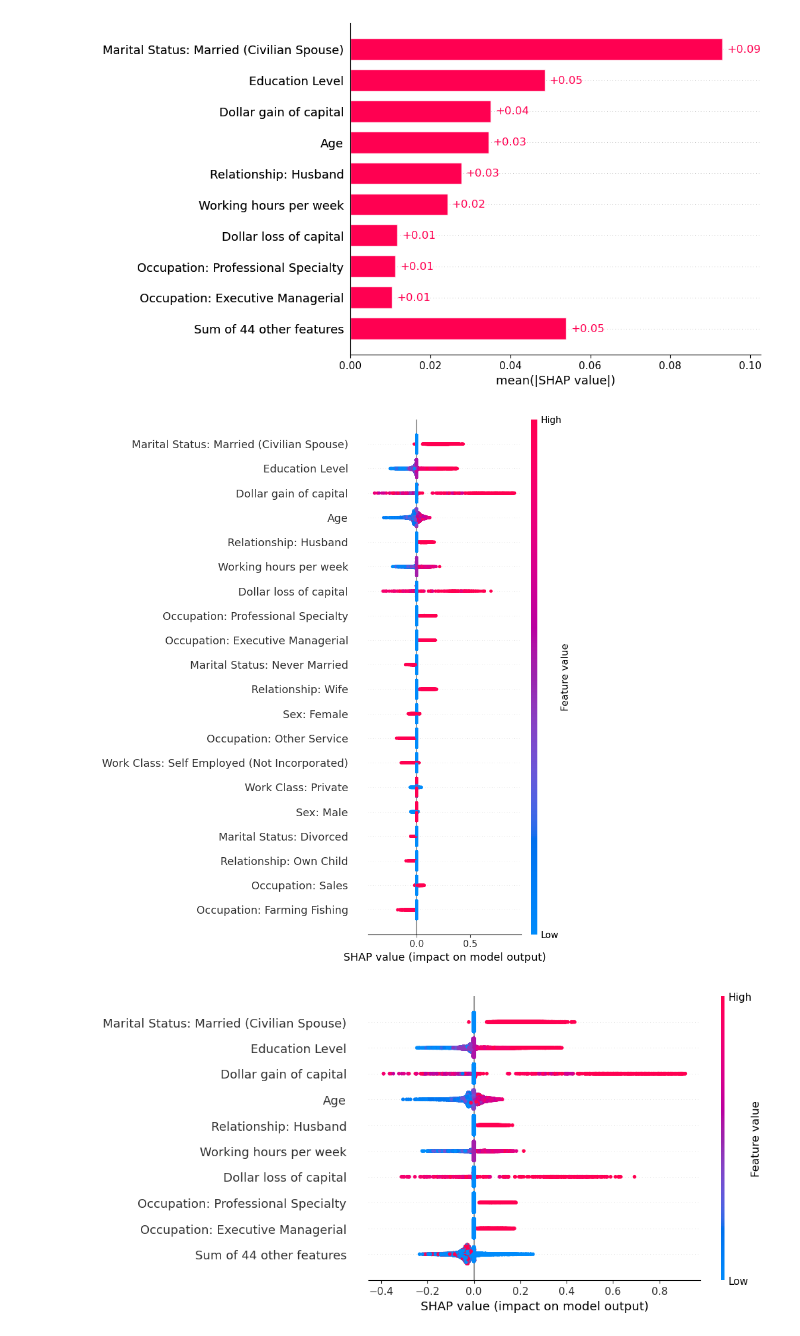
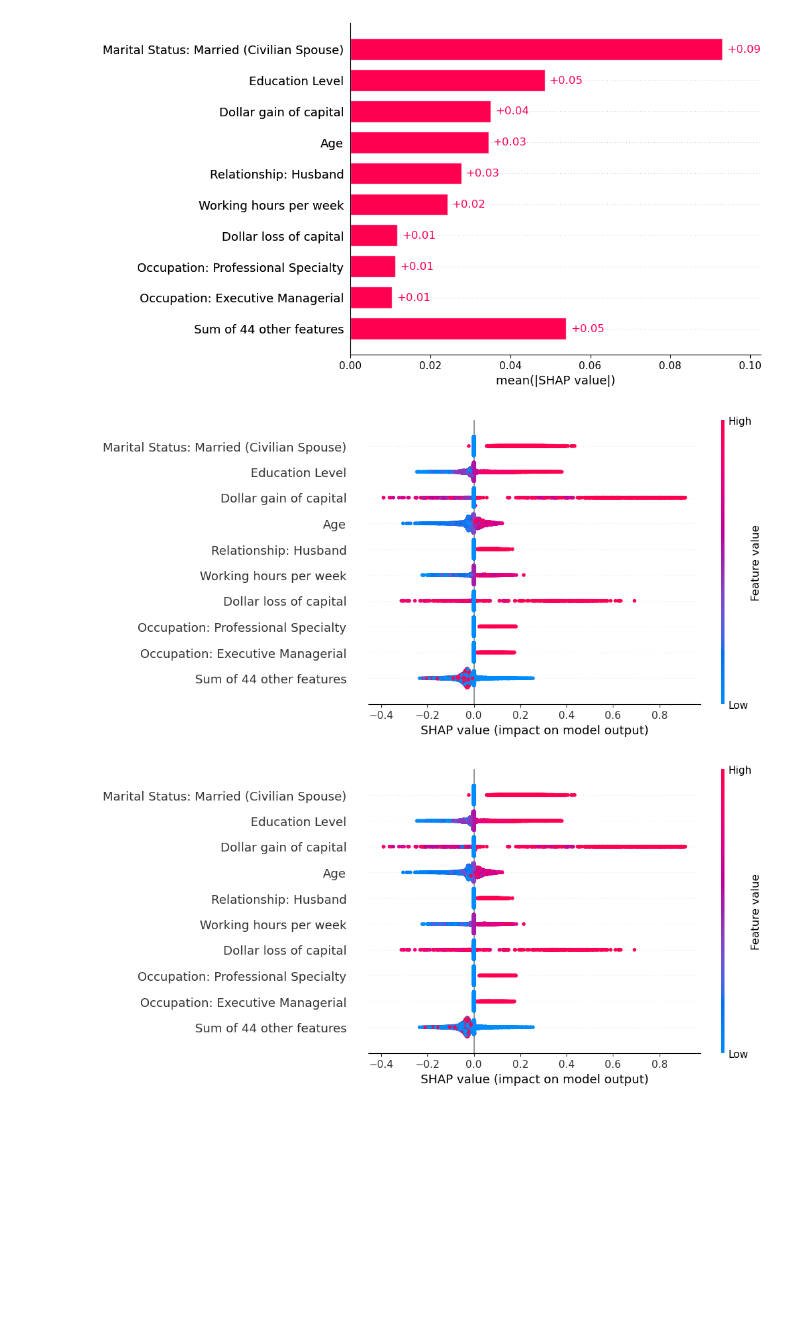
Before and after one commit to nogibjj/IDS705_FinalProject_Lemur_Team, a Jupyter notebook: 30_models/XGBoost.ipynb, the cells around one changed output. Saved outputs shown, nothing was run; the diff lists cells and outputs as text; code cells hidden in the pictures; blank space fills up the shorter version.

```diff
--- a/30_models/XGBoost.ipynb
+++ b/30_models/XGBoost.ipynb
@@ -121,9 +126,9 @@ shap.plots.bar(shap_values)
 # %% [output]
 [figure]
 # %%
-shap.summary_plot(shap_values, X_test)
+shap.plots.beeswarm(shap_values)
 # %% [output]
-[figure, old version]
+[figure, new version]
 # %%
 shap.plots.beeswarm(shap_values)
 # %% [output]
```
Also changed, not shown: parts of 9 cells of this notebook.
